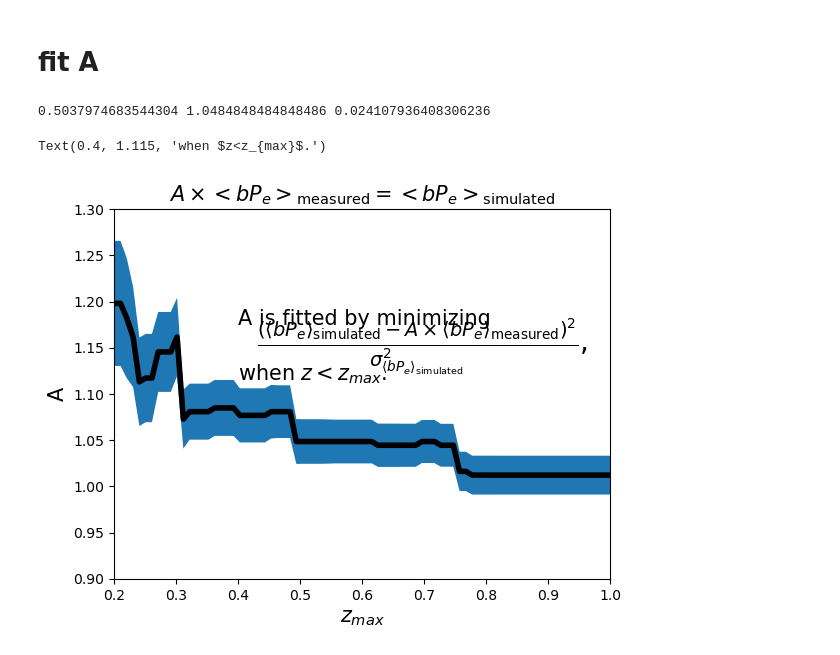
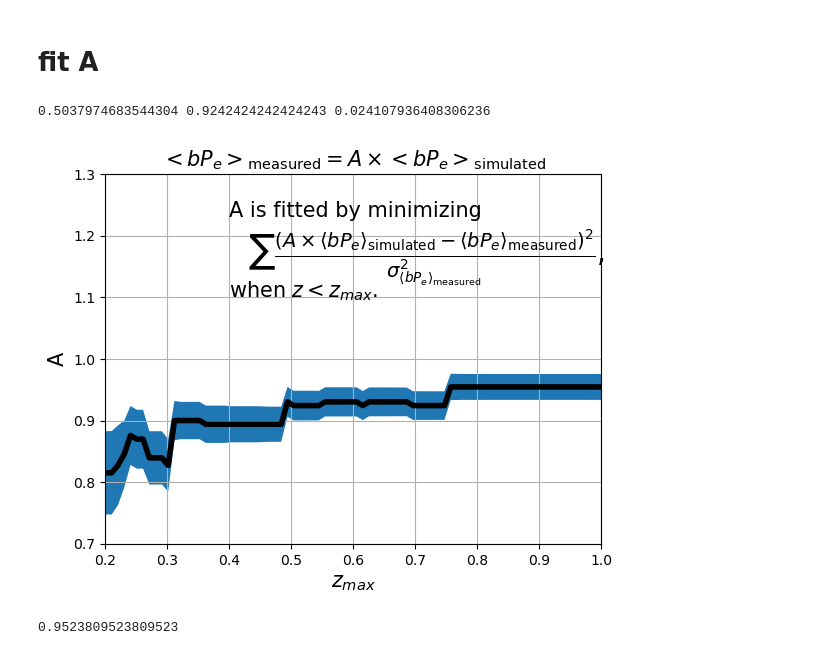
Before and after one commit to ziyangchen-cn/paper_tSZ_LSS, a Jupyter notebook: Figures.ipynb, the cells around one changed output. Cells and saved outputs as stored; diff of their text form; code cells hidden in the pictures.

```diff
--- a/Figures.ipynb
+++ b/Figures.ipynb
@@ -948,43 +1394,55 @@ def fit_A_simulation_data():
     from scipy import interpolate
     #MTNG
     d = np.load("bPe_Pe_mean_MTNG.npz")
     redshifts=d["redshifts"]
     Pe_means=d["Pe_means"]
     by=d["by"]
 
     f = interpolate.interp1d(redshifts, by*Pe_means)
     return f
 
 
 z_mea, bPe_mea, bpe_err_mea = fit_A_measurements_data()
 f_simu = fit_A_simulation_data()
 
 z_up_cut = np.linspace(0.2, 1, 80)
 A_fit = np.zeros(len(z_up_cut))
+B_fit = np.zeros(len(z_up_cut))
 sigma = np.zeros(len(z_up_cut))
 for j in range(len(z_up_cut)):
-    A = np.linspace(1, 1.4, 100)
+    A = np.linspace(0.5, 1.1, 100)
+    B = np.linspace(0.9, 1.6, 100)
     chi2 = np.zeros(len(A))
+    chi2_b = np.zeros(len(A))
+    label = np.where(z_mea<z_up_cut[j])[0]
     for i in range(len(A)):
-        label = np.where(z_mea<z_up_cut[j])
-        chi2[i] = np.sum((A[i]*bPe_mea[label]-f_simu(z_mea[label]))**2/bpe_err_mea[label]**2)
+
+        chi2[i] = np.sum((bPe_mea[label]-A[i]*f_simu(z_mea[label]))**2/bpe_err_mea[label]**2)
+        chi2_b[i] = np.sum((B[i]*bPe_mea[label]-f_simu(z_mea[label]))**2/bpe_err_mea[label]**2)
+    plt.plot(A, chi2)
+    plt.plot(B, chi2_b)
     A_fit[j] = A[np.argmin(chi2)]
+    B_fit[j] = B[np.argmin(chi2_b)]
     sigma[j] = np.sqrt(1/np.sum((bPe_mea[label]/bpe_err_mea[label])**2))
+    #break
 print(z_up_cut[30], A_fit[30],sigma[30])
+
 plt.plot(z_up_cut, A_fit, "k", lw=4)
 plt.fill_between(z_up_cut, A_fit-sigma, A_fit+sigma)
 plt.plot(z_up_cut, sigma, "k", lw=1)
 plt.xlim(0.2, 1)
-plt.ylim(0.9, 1.3)
+plt.ylim(0.7, 1.3)
 plt.xlabel("$z_{max}$", fontsize=15)
 plt.ylabel("A", fontsize=15)
-plt.title(r"$A\times <bP_e>_{\rm measured} = <bP_e>_{\rm simulated}$", fontsize=15)
-plt.text(0.4, 1.175, "A is fitted by minimizing", fontsize=15)
-plt.text(0.43, 1.145, r"$\frac{(\langle bP_e \rangle_{\rm simulated}-A \times \langle bP_e \rangle_{\rm  measured})^2}{\sigma^2_{\langle bP_e \rangle_{\rm simulated}}}, $", fontsize=20)
-plt.text(0.4, 1.115, "when $z<z_{max}$.", fontsize=15)
+plt.title(r"$<bP_e>_{\rm measured} = A\times <bP_e>_{\rm simulated}$", fontsize=15)
+plt.text(0.4, 1.23, "A is fitted by minimizing", fontsize=15)
+plt.text(0.43, 1.155, r"$\sum\frac{(A \times \langle bP_e \rangle_{\rm simulated}- \langle bP_e \rangle_{\rm  measured})^2}{\sigma^2_{\langle bP_e \rangle_{\rm measured}}}, $", fontsize=20)
+plt.text(0.4, 1.1, "when $z<z_{max}$.", fontsize=15)
+plt.grid()
 # %% [output]
-0.5037974683544304 1.0484848484848486 0.024107936408306236
+0.5037974683544304 0.9242424242424243 0.024107936408306236
-Text(0.4, 1.115, 'when $z<z_{max}$.')
-[figure, old version]
+[figure, new version]
 # %%
-print(1)
+print(1/1.05)
+# %% [output]
+0.9523809523809523
```
Also changed, not shown: parts of 7 cells of this notebook, 5 other files.
